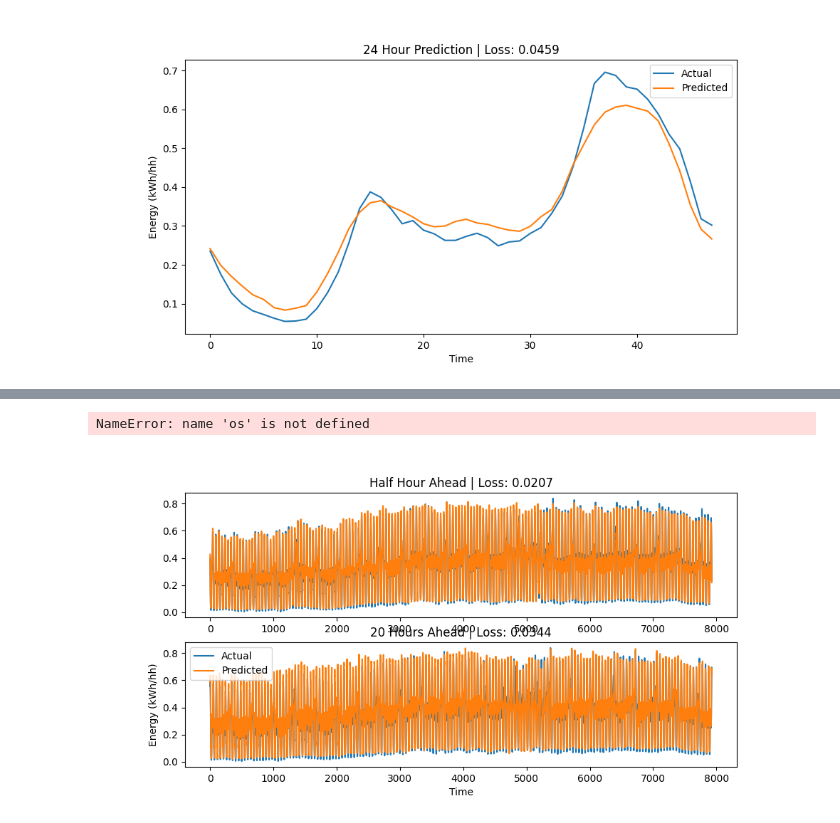
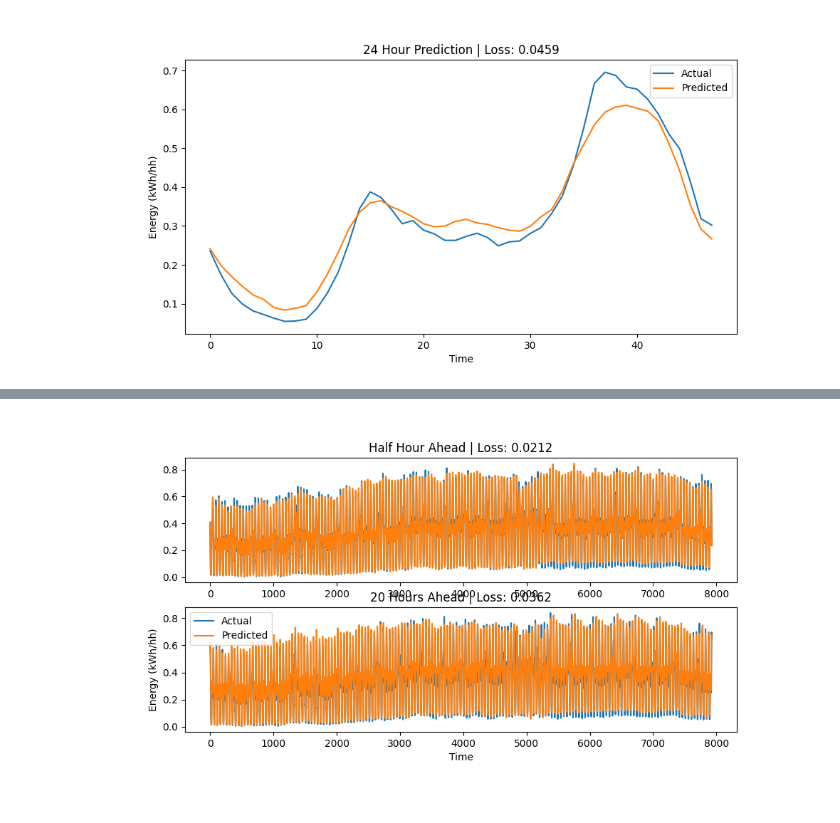
Before and after one commit to timdodge54/Power_Forecasting_With_DNN, a Jupyter notebook: src/Cody_Notebook.ipynb, the cells around one changed output, grey strips where cells are left out. Drawn from its saved outputs; the diff is of its cells as text; code cells hidden in the pictures.

Commit message:
Messing with preprocessing

```diff
--- a/src/Cody_Notebook.ipynb
+++ b/src/Cody_Notebook.ipynb
@@ -380,7 +383,7 @@ class ForecastLSTM(nn.Module):
         return out
 # %%
 class ForecastLSTM2_0(nn.Module):
-    def __init__(self, num_classes, input_size, hidden_size, num_layers, seq_length, other_dim, hidden_nodes, linear_layers, device='cuda', dropout=0.1):
+    def __init__(self, num_classes, input_size, hidden_size, num_layers, seq_length, other_dim, hidden_nodes, linear_layers, device='cuda', bidirectional=False, dropout=0.1):
         super(ForecastLSTM2_0, self).__init__()
 
         self.num_classes = num_classes
@@ -389,34 +392,35 @@ class ForecastLSTM2_0(nn.Module):
         self.hidden_size = hidden_size
         self.device = device
         self.seq_length = seq_length
+        self.num_directions = 2 if bidirectional else 1
+        self.other_dim = other_dim
 
 
-        self.conv_in_dim = seq_length+other_dim
+        self.conv_in_dim = seq_length + other_dim
         self.kernel_size = 8
         self.conv_dim1 = int(((self.conv_in_dim) - 1*(self.kernel_size-1) -1)/1 + 1)
-        self.conv_dim2 = int((self.conv_dim1 - 1*(self.kernel_size-1) -1)/1 + 1)
+        self.conv_dim2 = int(((self.conv_dim1) - 1*(self.kernel_size-1) -1)/1 + 1)
 
         # Convolutional Preprocessor
         preprocess = []
         preprocess.append(nn.Unflatten(1, (1, seq_length+other_dim)))
-        preprocess.append(nn.Conv1d(1, 4, self.kernel_size, bias=False))
+        preprocess.append(nn.Conv1d(1, 8, self.kernel_size))
+        preprocess.append(nn.Flatten())
+        preprocess.append(nn.Linear(8*(self.conv_dim1), self.input_size))
         preprocess.append(nn.ReLU())
-        preprocess.append(nn.Conv1d(4, 8, self.kernel_size, bias=False))
-        preprocess.append(nn.ReLU())
-        preprocess.append(nn.Flatten())
-        preprocess.append(nn.Linear(8*(self.conv_dim2), self.seq_length*self.input_size))
+        preprocess.append(nn.Linear(self.input_size, self.input_size*self.seq_length))
         preprocess.append(nn.ReLU())
 
         self.preprocess = nn.Sequential(*preprocess)
 
         self.lstm = nn.LSTM(input_size=input_size, hidden_size=hidden_size,
-                            num_layers=num_layers, batch_first=True, dropout=dropout)
+                            num_layers=num_layers, batch_first=True, bidirectional=bidirectional, dropout=dropout)
 
         layers = []
 
         for i in range(linear_layers-1):
             if i == 0:
-                layers.append(nn.Linear(hidden_size, hidden_nodes))
+                layers.append(nn.Linear(hidden_size*self.num_directions, hidden_nodes))
             else:
                 layers.append(nn.Linear(hidden_nodes, hidden_nodes))
             layers.append(nn.ReLU())
@@ -429,10 +433,10 @@ class ForecastLSTM2_0(nn.Module):
         x_preprocess = x_preprocess.reshape(x.shape[0], self.seq_length, self.input_size)
 
         h_0 = Variable(torch.zeros(
-            self.num_layers, x.size(0), self.hidden_size)).to(self.device)
+            self.num_layers*self.num_directions, x.size(0), self.hidden_size)).to(self.device)
 
         c_0 = Variable(torch.zeros(
-            self.num_layers, x.size(0), self.hidden_size)).to(self.device)
+            self.num_layers*self.num_directions, x.size(0), self.hidden_size)).to(self.device)
 
         h_all, (h_out, c_out) = self.lstm(x_preprocess, (h_0, c_0))
 
@@ -451,7 +455,7 @@ target_tensor = torch.tensor(targets.values).float().reshape(-1, timesteps)
 dataset_train = data_utils.TensorDataset(input_tensor[:int(len(input_tensor) * 0.8)], target_tensor[:int(len(target_tensor) * 0.8)])
 dataset_test = data_utils.TensorDataset(input_tensor[int(len(input_tensor) * 0.8):], target_tensor[int(len(target_tensor) * 0.8):])
 # %%
-module = ForecastLSTM2_0(1, 60, 100, 3, timesteps, len(weather_features) + len(day_features), 100, 3, dropout=0.0).to('cuda')
+module = ForecastLSTM2_0(1, 50, 100, 3, timesteps, len(weather_features) + len(day_features), 200, 3, dropout=0.0).to('cuda')
 
 test = module(input_tensor[0].unsqueeze(0).cuda())
 # %%
@@ -500,5 +502,5 @@ net.save_params(f_params=os.path.join(cody_model_dir, 'lstm_params.pkl'),
 # %%
-net = NeuralNetRegressor(
+net_load = NeuralNetRegressor(
     module,
     max_epochs=400,
     lr=0.0001,
@@ -514,46 +516,45 @@ net = NeuralNetRegressor(
     iterator_valid__pin_memory=True
 )
 
-net.initialize()
-net.load_params(f_params=os.path.join(cody_model_dir, 'lstm_params.pkl'),
-                f_optimizer=os.path.join(cody_model_dir, 'lstm_optimizer.pkl'),
+
+net_load.initialize()
+net_load.load_params(f_params=os.path.join(cody_model_dir, 'lstm_params.pt'),
+                f_optimizer=os.path.join(cody_model_dir, 'lstm_optimizer.pt'),
                 f_history=os.path.join(cody_model_dir, 'lstm_history.json')
 )
-# %% [output]
-NameError: name 'os' is not defined
 # %%
 loss = nn.L1Loss()
 x_test = dataset_test[:][0]
 y_test = dataset_test[:][1]
 
-y_pred = torch.tensor(net.predict(x_test))
+y_pred = torch.tensor(net_load.predict(x_test))
 
 half_loss = loss(y_pred[:, 0], y_test[:, 0])
 hour_loss = loss(y_pred[:, 1], y_test[:, 1])
 hour_half_loss = loss(y_pred[:, 2], y_test[:, 2])
 hour_20_loss = loss(y_pred[:, 40], y_test[:, 40])
 
 fig, ax = plt.subplots(2, 1, figsize=(10, 5))
 ax[0].plot(y_test[:, 0], label='Actual')
 ax[0].plot(y_pred[:, 0], label='Predicted')
 ax[0].set_title(f'Half Hour Ahead | Loss: {half_loss:.4f}')
 
 #ax[1].plot(y_test[:, 1], label='Actual')
 #ax[1].plot(y_pred[:, 1], label='Predicted')
 #ax[1].set_title(f'Hour Ahead | Loss: {hour_loss:.4f}')
 
 #ax[2].plot(y_test[:, 2], label='Actual')
 #ax[2].plot(y_pred[:, 2], label='Predicted')
 #ax[2].set_title(f'Hour and Half Ahead | Loss: {hour_half_loss:.4f}')
 
 ax[1].plot(y_test[:, 40], label='Actual')
 ax[1].plot(y_pred[:, 40], label='Predicted')
 ax[1].set_xlabel('Time')
 ax[1].set_ylabel('Energy (kWh/hh)')
 ax[1].set_title(f'20 Hours Ahead | Loss: {hour_20_loss:.4f}')
 
 plt.legend()
 plt.show()
 # %% [output]
-[figure, old version]
+[figure, new version]
 # %%
```
Also changed, not shown: parts of 4 cells of this notebook, 6 other files.
